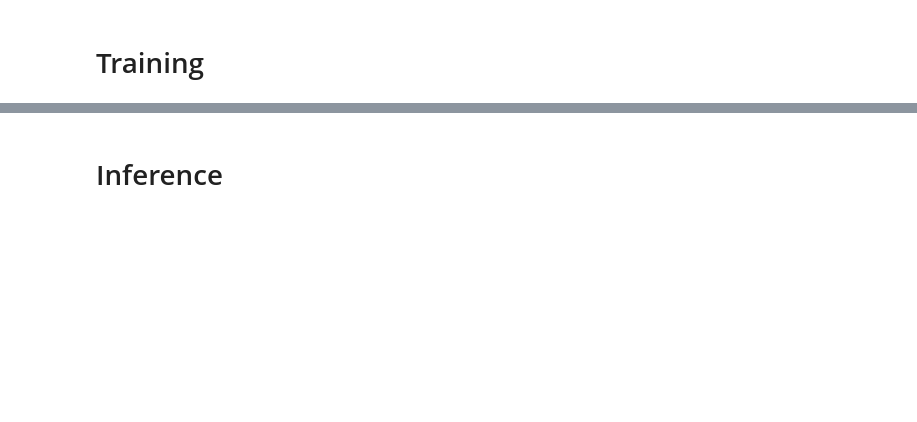
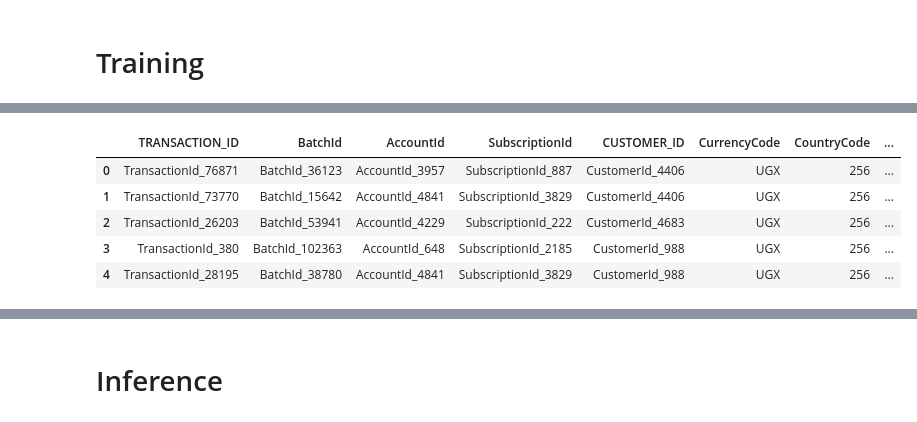
Before and after one commit to FadelMamar/fraud-detection-galsen, a Jupyter notebook: notebooks/Training-Inference.ipynb, the cells around one changed output, grey strips where cells are left out. Saved outputs shown, nothing was run; the diff lists cells and outputs as text; code cells hidden in the pictures; blank space fills up the shorter version.

```diff
--- a/notebooks/Training-Inference.ipynb
+++ b/notebooks/Training-Inference.ipynb
@@ -2,0 +21,41 @@
+# %%
+# load data
+
+raw_data_train = load_data("../data/training.csv")
+
+raw_data_pred = load_data("../data/test.csv")
+# %%
+# preprocessor
+data_preprocessor = load_workflow(
+    classifier=None,
+    cols_to_drop=COLUMNS_TO_DROP,
+    pca_n_components=80,
+    detector_list=None,  # model_list,
+    session_gap_minutes=60 * 3,
+    uid_cols=[
+        None,
+    ],
+    add_imputer=False,
+    feature_selector_name='None',  # "selectkbest",
+    top_k_best=50,
+    windows_size_in_days=[1, 7, 30],
+    cat_encoding_method='binary',
+    imputer_n_neighbors=9,
+    n_clusters=8,
+    do_pca=False,
+    verbose=True,
+    n_jobs=1,
+    add_fft=True,
+    add_seasonal_features=True,
+    use_nystrom=True,
+    nystroem_components=50,
+    nystroem_kernel="poly",
+    use_sincos=False,
+    use_spline=True,
+    spline_degree=3,
+    spline_n_knots=6,
+)
+
+# Data
+y_train = raw_data_train["TX_FRAUD"]
+X_train = raw_data_train.drop(columns=['TX_FRAUD'])
@@ -2,0 +77,9 @@
+# %%
+X_train.head()
+# %% [output]
+|  | TRANSACTION_ID | BatchId | AccountId | SubscriptionId | CUSTOMER_ID | CurrencyCode | CountryCode | ... |
+| 0 | TransactionId_76871 | BatchId_36123 | AccountId_3957 | SubscriptionId_887 | CustomerId_4406 | UGX | 256 | ... |
+| 1 | TransactionId_73770 | BatchId_15642 | AccountId_4841 | SubscriptionId_3829 | CustomerId_4406 | UGX | 256 | ... |
+| 2 | TransactionId_26203 | BatchId_53941 | AccountId_4229 | SubscriptionId_222 | CustomerId_4683 | UGX | 256 | ... |
+| 3 | TransactionId_380 | BatchId_102363 | AccountId_648 | SubscriptionId_2185 | CustomerId_988 | UGX | 256 | ... |
+| 4 | TransactionId_28195 | BatchId_38780 | AccountId_4841 | SubscriptionId_3829 | CustomerId_988 | UGX | 256 | ... |
```
Also changed, not shown: parts of 22 cells of this notebook, 6 other files.
